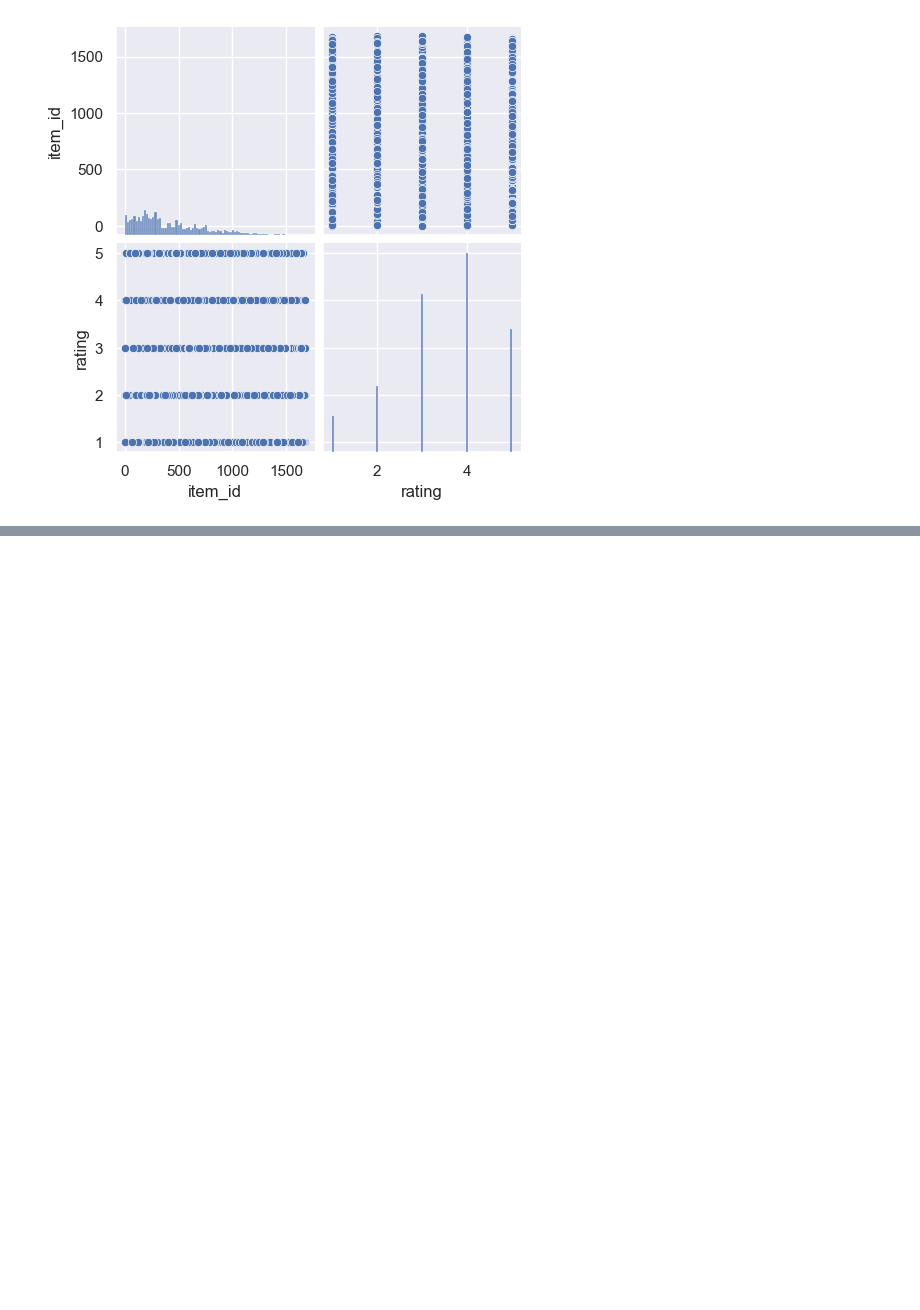
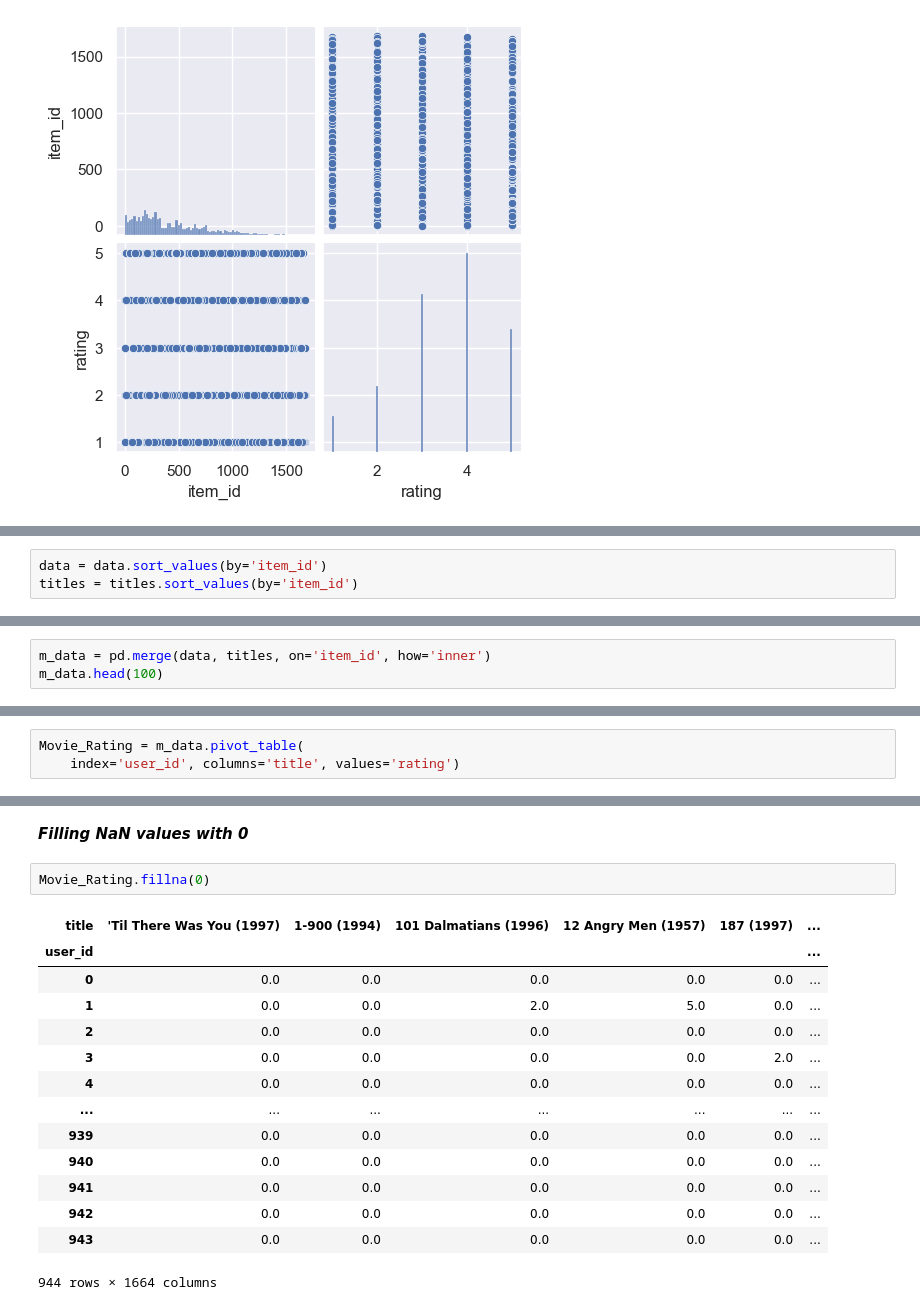
Before and after one commit to Zaq00/Movie-Recomender-System, a Jupyter notebook: model.ipynb, the cells around one changed output, grey strips where cells are left out. Cells and saved outputs as stored; diff of their text form; blank space fills up the shorter version.

```diff
--- a/model.ipynb
+++ b/model.ipynb
@@ -74,0 +83,3 @@ plt.show()
+# %%
+data = data.sort_values(by='item_id')
+titles = titles.sort_values(by='item_id')
@@ -74,0 +111,3 @@ plt.show()
+# %%
+m_data = pd.merge(data, titles, on='item_id', how='inner')
+m_data.head(100)
@@ -74,0 +130,3 @@ plt.show()
+# %%
+Movie_Rating = m_data.pivot_table(
+    index='user_id', columns='title', values='rating')
@@ -74,0 +151,19 @@ plt.show()
+# %% [markdown]
+***Filling NaN values with 0***
+# %%
+Movie_Rating.fillna(0)
+# %% [output]
+| title | 'Til There Was You (1997) | 1-900 (1994) | 101 Dalmatians (1996) | 12 Angry Men (1957) | 187 (1997) | ... |
+| user_id |  |  |  |  |  | ... |
+| 0 | 0.0 | 0.0 | 0.0 | 0.0 | 0.0 | ... |
+| 1 | 0.0 | 0.0 | 2.0 | 5.0 | 0.0 | ... |
+| 2 | 0.0 | 0.0 | 0.0 | 0.0 | 0.0 | ... |
+| 3 | 0.0 | 0.0 | 0.0 | 0.0 | 2.0 | ... |
+| 4 | 0.0 | 0.0 | 0.0 | 0.0 | 0.0 | ... |
+| ... | ... | ... | ... | ... | ... | ... |
+| 939 | 0.0 | 0.0 | 0.0 | 0.0 | 0.0 | ... |
+| 940 | 0.0 | 0.0 | 0.0 | 0.0 | 0.0 | ... |
+| 941 | 0.0 | 0.0 | 0.0 | 0.0 | 0.0 | ... |
+| 942 | 0.0 | 0.0 | 0.0 | 0.0 | 0.0 | ... |
+| 943 | 0.0 | 0.0 | 0.0 | 0.0 | 0.0 | ... |
+944 rows × 1664 columns
```
Also changed, not shown: parts of 20 cells of this notebook.
